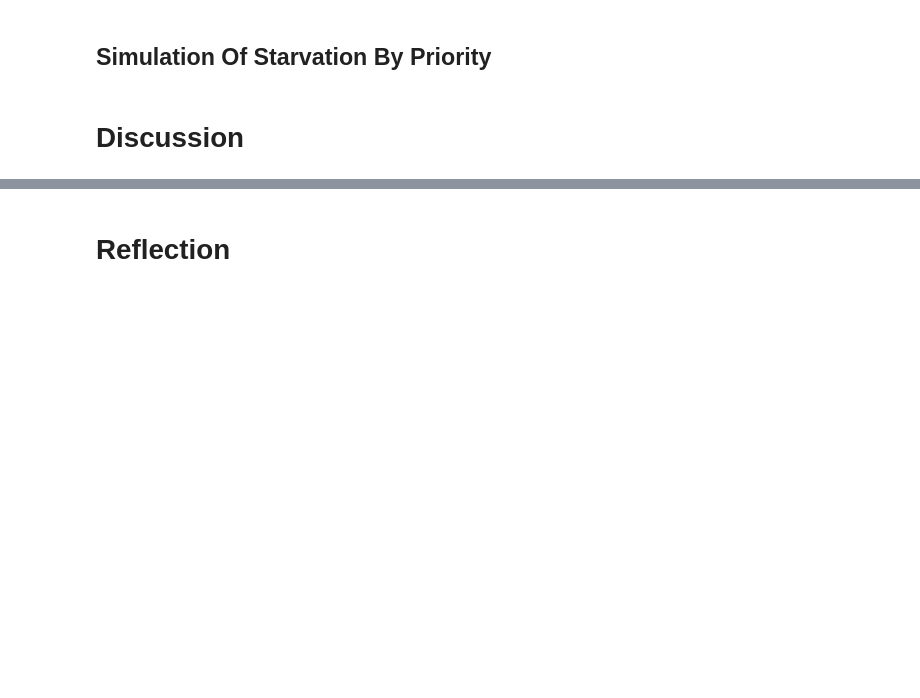
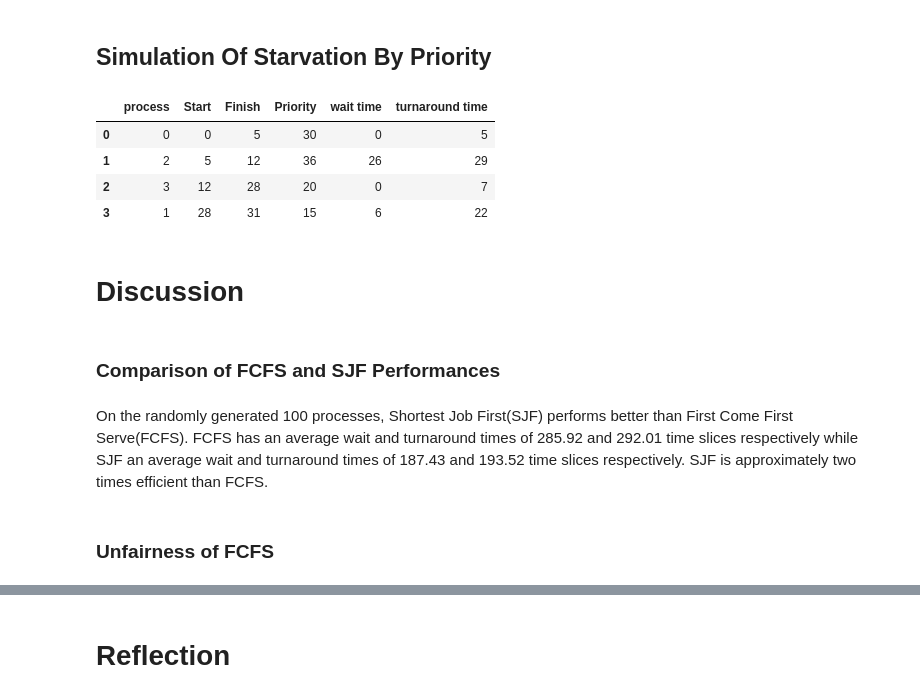
Before and after one commit to al-jisal/CS337-OperatingSystems, a Jupyter notebook: Project01/Scheduling_Analyses.ipynb, the cells around one changed output, grey strips where cells are left out. Drawn from its saved outputs; the diff is of its cells as text; code cells hidden in the pictures; blank space fills up the shorter version.

```diff
--- a/Project01/Scheduling_Analyses.ipynb
+++ b/Project01/Scheduling_Analyses.ipynb
@@ -244,0 +318,9 @@ SJF has an average turnaround time of 223.57 on the 100 processes
+# %%
+df = pd.read_csv("starvation_test.csv")
+df.head()
+# %% [output]
+|  | process | Start | Finish | Priority | wait time | turnaround time |
+| 0 | 0 | 0 | 5 | 30 | 0 | 5 |
+| 1 | 2 | 5 | 12 | 36 | 26 | 29 |
+| 2 | 3 | 12 | 28 | 20 | 0 | 7 |
+| 3 | 1 | 28 | 31 | 15 | 6 | 22 |
@@ -245,2 +335,8 @@ SJF has an average turnaround time of 223.57 on the 100 processes
 # %% [markdown]
 # Discussion
+# %% [markdown]
+### Comparison of FCFS and SJF Performances
+# %% [markdown]
+On the randomly generated 100 processes, Shortest Job First(SJF) performs better than First Come First Serve(FCFS). FCFS has an average wait and turnaround times of 285.92 and 292.01 time slices respectively while SJF an average wait and turnaround times of 187.43 and 193.52 time slices respectively. SJF is approximately two times efficient than FCFS.
+# %% [markdown]
+### Unfairness of FCFS
```
Also changed, not shown: parts of 38 cells of this notebook, 12 other files.
